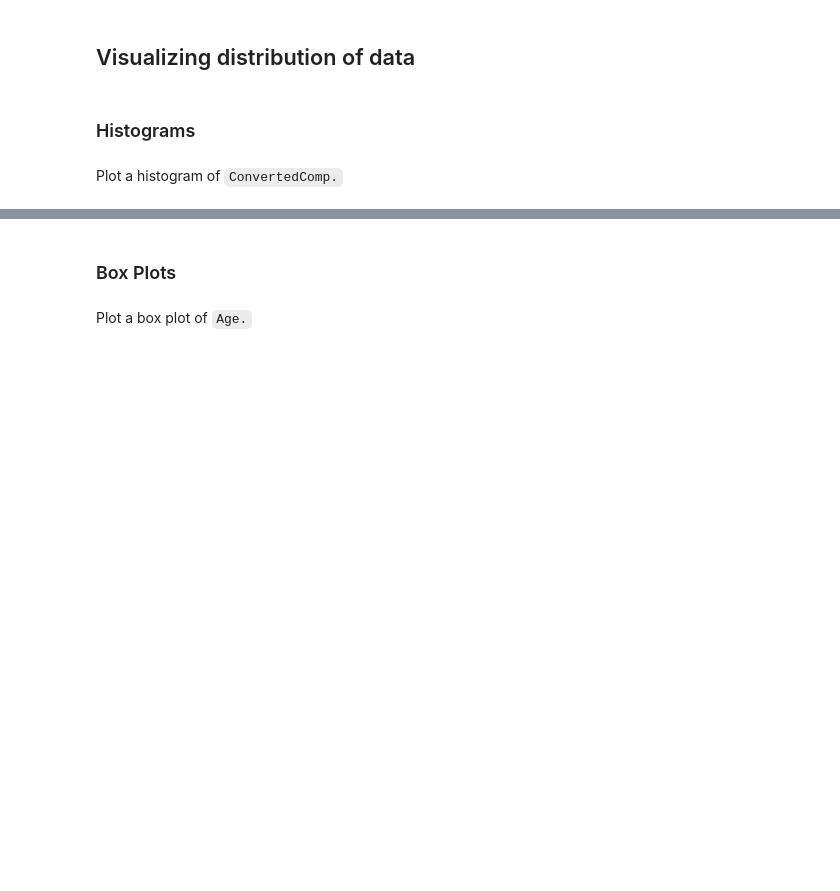
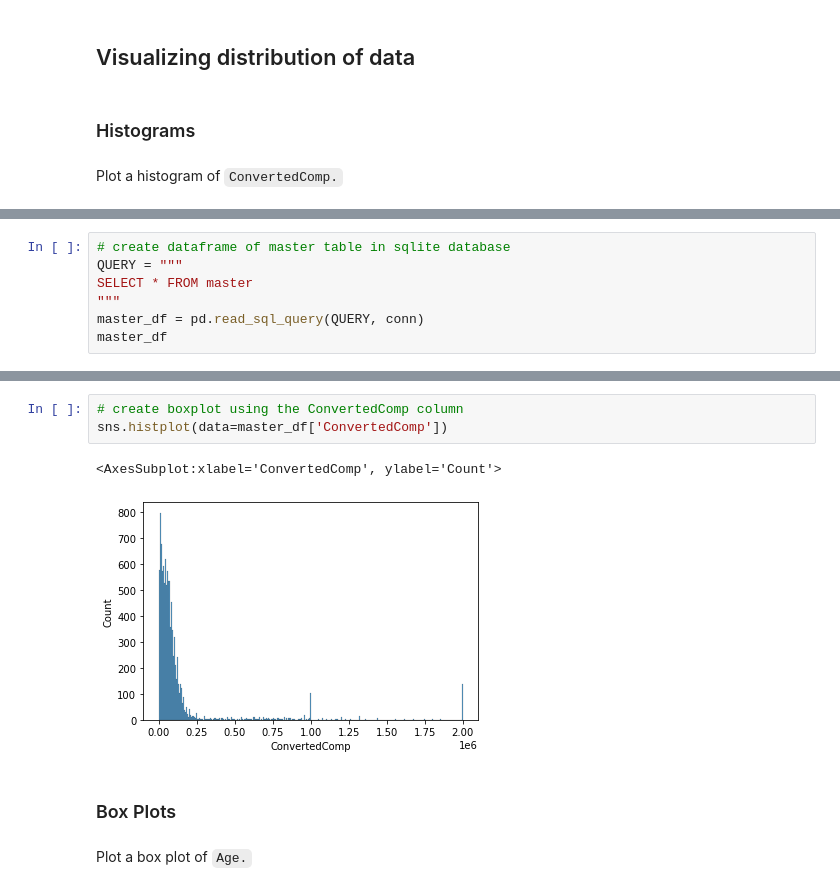
Before and after one commit to Andrew-Carlson/job_trends_analysis, a Jupyter notebook: data_visualization.ipynb, the cells around one changed output, grey strips where cells are left out. Cells and saved outputs as stored; diff of their text form; blank space fills up the shorter version.

Commit message:
Data visualizations added

```diff
--- a/data_visualization.ipynb
+++ b/data_visualization.ipynb
@@ -163,0 +164,7 @@ Plot a histogram of `ConvertedComp.`
+# %%
+# create dataframe of master table in sqlite database
+QUERY = """
+SELECT * FROM master
+"""
+master_df = pd.read_sql_query(QUERY, conn)
+master_df
@@ -164,3 +185,9 @@ Plot a histogram of `ConvertedComp.`
+# %%
+# create boxplot using the ConvertedComp column
+sns.histplot(data=master_df['ConvertedComp'])
+# %% [output]
+<AxesSubplot:xlabel='ConvertedComp', ylabel='Count'>
+[figure, added]
 # %% [markdown]
 ### Box Plots
 # %% [markdown]
```
Also changed, not shown: parts of 36 cells of this notebook.
